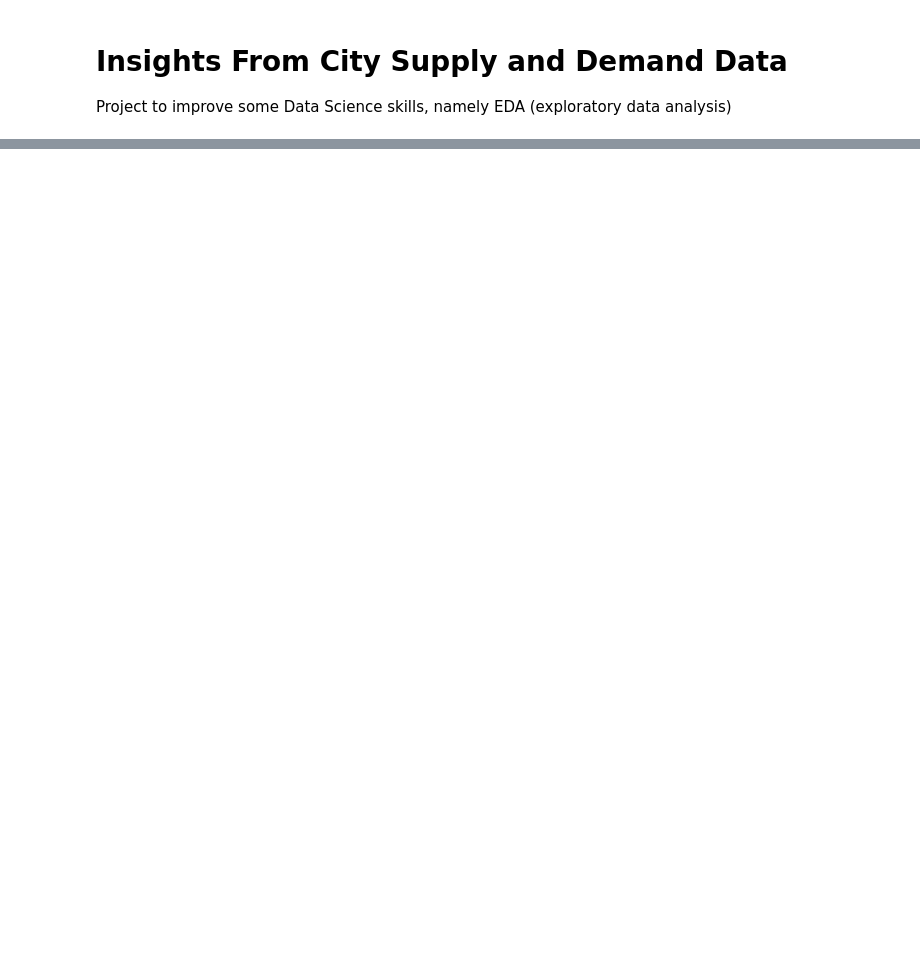
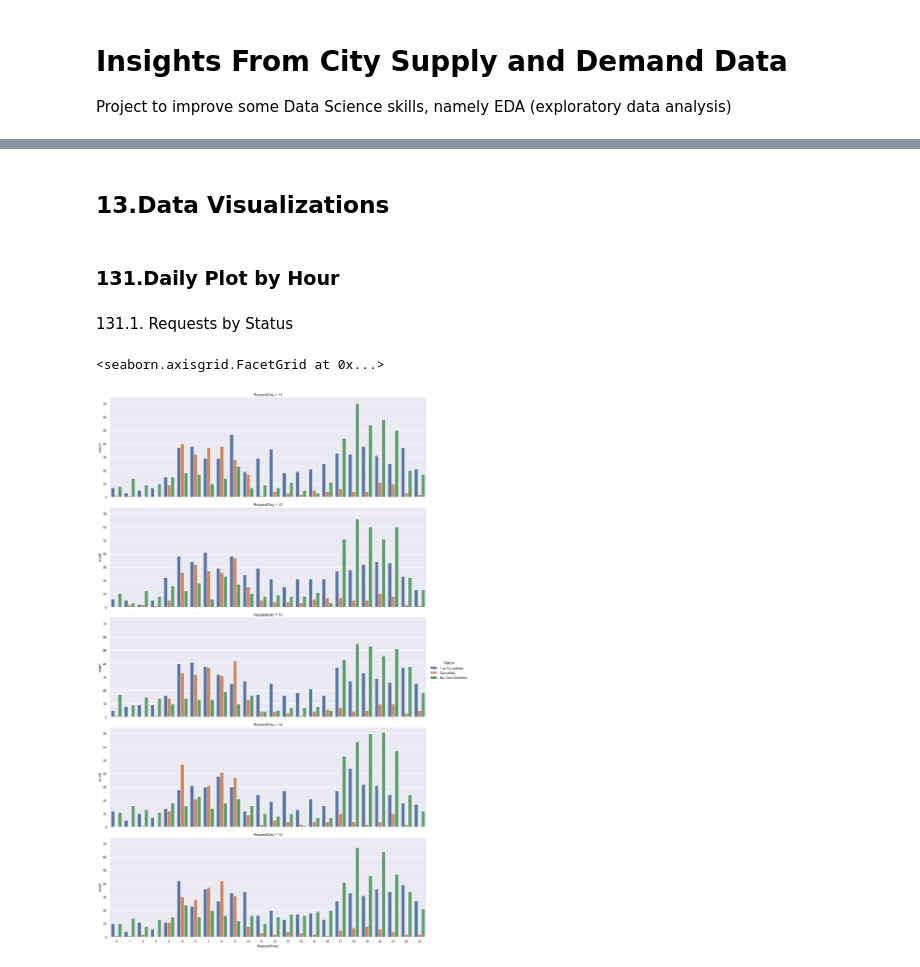
Before and after one commit to zedacruz/ml.school, a Jupyter notebook: CitySupply/citySupply.ipynb, the cells around one changed output, grey strips where cells are left out. Saved outputs shown, nothing was run; the diff lists cells and outputs as text; code cells hidden in the pictures; blank space fills up the shorter version.

```diff
--- a/CitySupply/citySupply.ipynb
+++ b/CitySupply/citySupply.ipynb
@@ -40,0 +233,5 @@ just to test
+# %%
+pdUberRequests['DropTimestamp'] = pdUberRequests['DropTimestamp'].astype(str)
+pdUberRequests['DropTimestamp'] = pdUberRequests['DropTimestamp'].apply(preprocess_datetime)
+pdUberRequests['DropTimestamp'] = pd.to_datetime(pdUberRequests['DropTimestamp'], format="%d-%m-%Y %H:%M:%S")
+pdUberRequests.head()
@@ -40,0 +247,18 @@ just to test
+# %%
+# Extract the day from request timestamp
+RequestDay = pdUberRequests['RequestTimestamp'].dt.day
+RequestDay.value_counts()
+pdUberRequests['RequestDay'] = RequestDay
+#pdUberRequests.head()
+# %%
+# Extract the day from request timestamp
+RequestWeekDay = (pdUberRequests['RequestTimestamp'].dt.dayofweek + 2) % 7
+RequestWeekDay.value_counts()
+pdUberRequests['RequestWeekDay'] = RequestWeekDay
+#pdUberRequests.head()
+# %%
+# Extract the hour from the request timestamp
+RequestHour = pdUberRequests['RequestTimestamp'].dt.hour
+RequestHour.value_counts()
+pdUberRequests['RequestHour'] = RequestHour
+pdUberRequests.head()
@@ -40,0 +272,12 @@ just to test
+# %% [markdown]
+## 13.Data Visualizations
+# %% [markdown]
+### 131.Daily Plot by Hour
+# %% [markdown]
+131.1. Requests by Status
+# %%
+# Factor plot of hour and day with respect to Status
+sns.catplot(x = 'RequestHour', hue = 'Status', row = 'RequestDay', data = pdUberRequests, kind='count', height=5, aspect=3)
+# %% [output]
+<seaborn.axisgrid.FacetGrid at 0x...>
+[figure, added]
```
Also changed, not shown: parts of 63 cells of this notebook, 7 other files.
